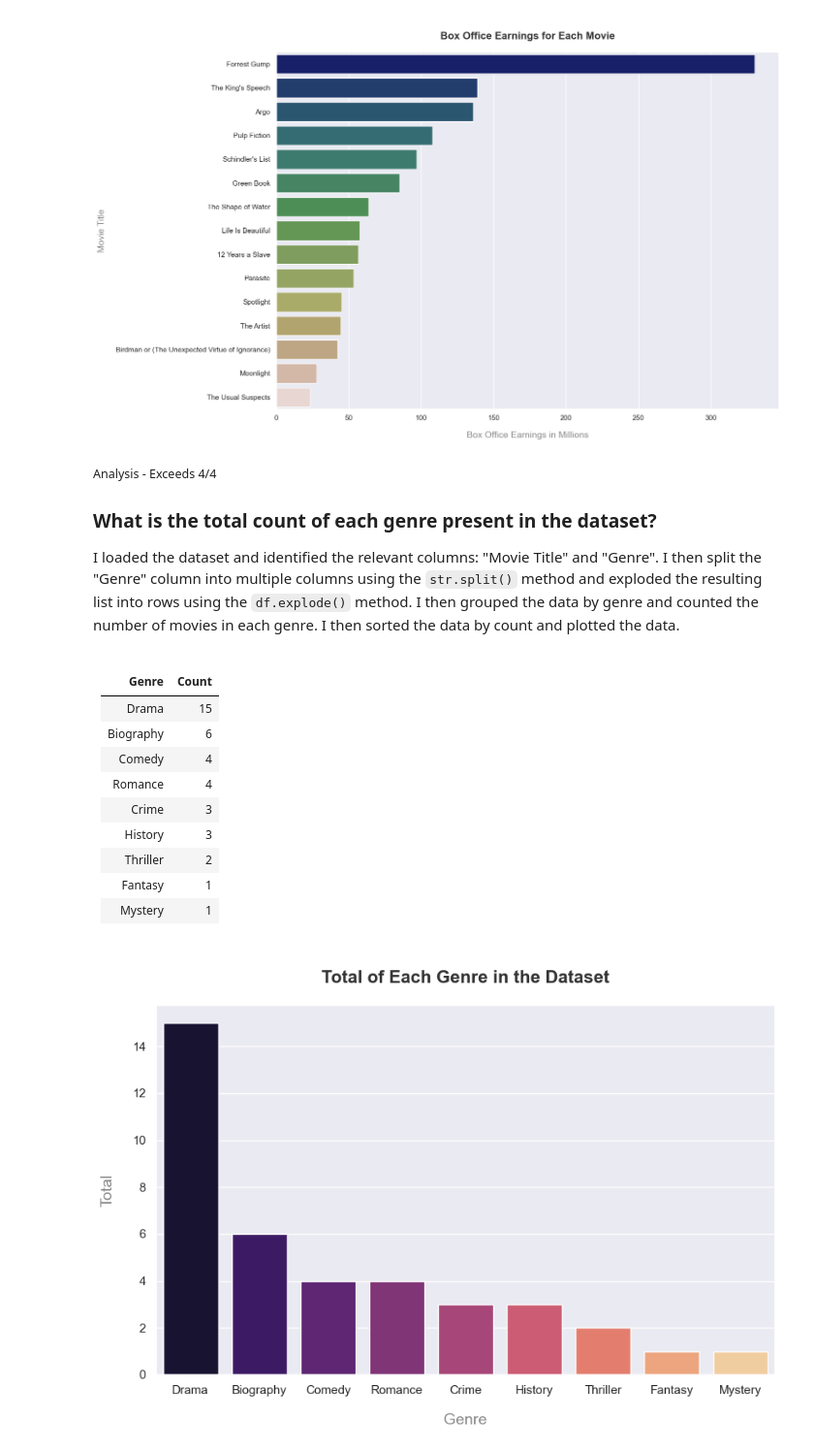
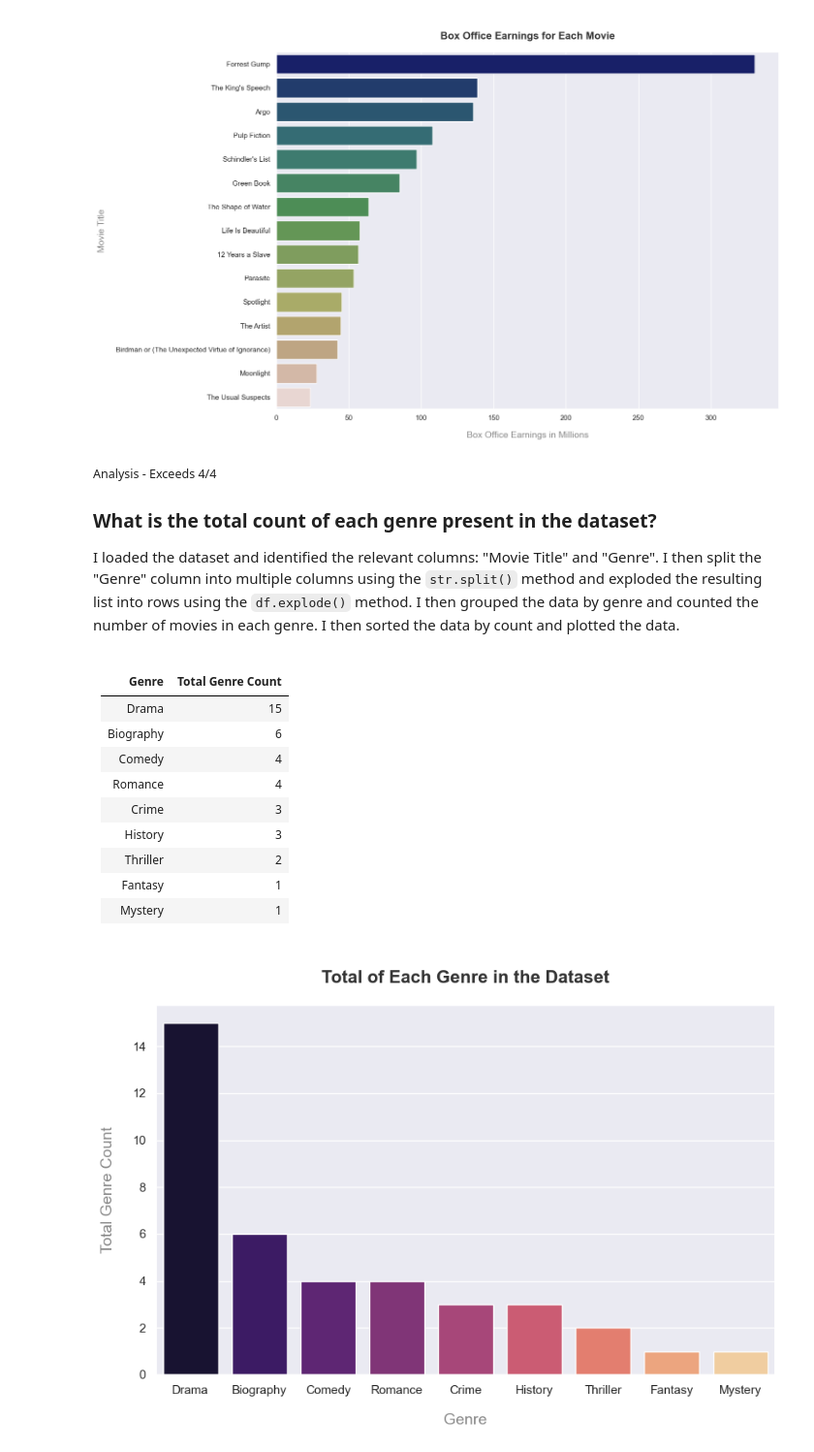
Before and after one commit to brian-jensen/datd-movie-api-analysis, a Jupyter notebook: movie_analysis.ipynb, the cells around one changed output. Shown: that part at 97% size. Cells and saved outputs as stored; diff of their text form; code cells hidden in the pictures.

```diff
--- a/movie_analysis.ipynb
+++ b/movie_analysis.ipynb
@@ -33,6 +33,8 @@ USD = 'Box Office Earnings in USD'
 RUNTIME = 'Runtime'
 RUNTIME_MINS = 'Movie Runtime in Minutes'
 TO_MIL = movies_df[BOX_OFFICE] / 1000000
+GENRE = 'Genre'
+TOTAL = 'Total Genre Count'
 # %% [markdown]
 <style>
     * {
@@ -345,6 +347,6 @@ I loaded the dataset and identified the relevant columns: "Movie Title" and "Box
 # %%
 # Generate markdown table
-movies_df[USD] = movies_df[BOX_OFFICE].apply(lambda usd: f'${usd:,.0f}')
+movies_df[USD] = movies_df[BOX_OFFICE].apply(lambda usd: f'${usd:,.2f}')
 sorted_movies_df = movies_df.sort_values(by=BOX_OFFICE, ascending=False)
 markdown_table = sorted_movies_df[[MOVIE_TITLE, USD]].to_markdown(index=False)
 # %%
@@ -381,29 +383,29 @@ plt.show()
 
 I loaded the dataset and identified the relevant columns: "Movie Title" and "Genre". I then split the "Genre" column into multiple columns using the `str.split()` method and exploded the resulting list into rows using the `df.explode()` method. I then grouped the data by genre and counted the number of movies in each genre. I then sorted the data by count and plotted the data.<br><br>
 
-| Genre     |   Count |
-|:----------|--------:|
-| Drama     |      15 |
-| Biography |       6 |
-| Comedy    |       4 |
-| Romance   |       4 |
-| Crime     |       3 |
-| History   |       3 |
-| Thriller  |       2 |
-| Fantasy   |       1 |
-| Mystery   |       1 |
+| Genre     |   Total Genre Count |
+|:----------|--------------------:|
+| Drama     |                  15 |
+| Biography |                   6 |
+| Comedy    |                   4 |
+| Romance   |                   4 |
+| Crime     |                   3 |
+| History   |                   3 |
+| Thriller  |                   2 |
+| Fantasy   |                   1 |
+| Mystery   |                   1 |
 # %%
 # Generate markdown table
-genre_counts = movies_df['Genre'].str.split(', ').explode().value_counts()
+genre_counts = movies_df[GENRE].str.split(', ').explode().value_counts()
 genre_df = genre_counts.reset_index()
-genre_df.columns = ['Genre', 'Count']
+genre_df.columns = [GENRE, TOTAL]
 markdown_table = genre_df.to_markdown(index=False)
 # %%
 plt.figure(figsize=(10, 6))
 sns.barplot(y=genre_counts.values, x=genre_counts.index, palette="magma")
 plt.title('\nTotal of Each Genre in the Dataset')
-plt.ylabel('Total')
-plt.xlabel('Genre')
+plt.ylabel(TOTAL)
+plt.xlabel(GENRE)
 plt.show()
 # %% [output]
-[figure, old version]
+[figure, new version]
```
Also changed, not shown: parts of 1 cell of this notebook.
